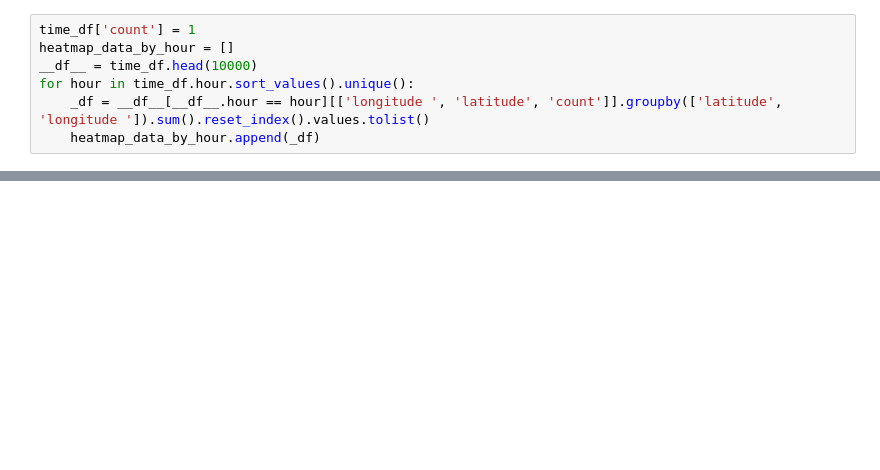
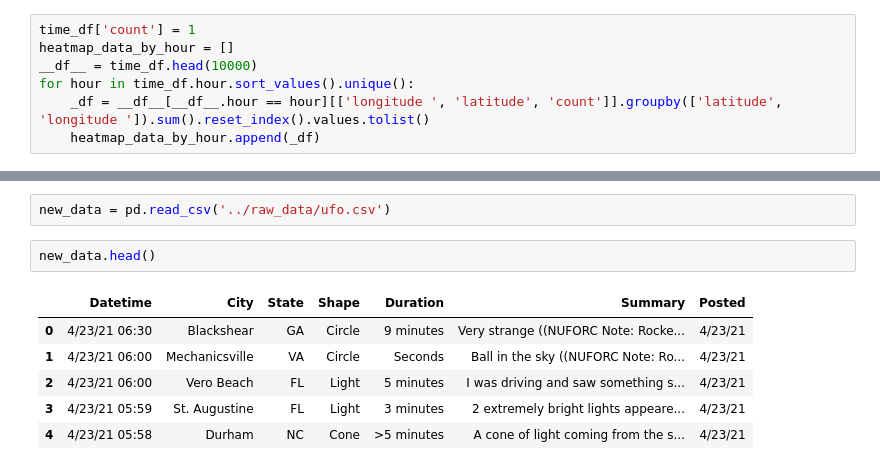
Before and after one commit to JPDZ67/alien, a Jupyter notebook: notebooks/polanket_notebook.ipynb, the cells around one changed output, grey strips where cells are left out. Cells and saved outputs as stored; diff of their text form; blank space fills up the shorter version.

Commit message:
Cleanup new data csv

```diff
--- a/notebooks/polanket_notebook.ipynb
+++ b/notebooks/polanket_notebook.ipynb
@@ -133,3 +133,14 @@ HeatMapWithTime(heatmap_data_by_hour, radius=5,
 m2
 # %% [output]
 [interactive output not drawn]
+# %%
+new_data = pd.read_csv('../raw_data/ufo.csv')
+# %%
+new_data.head()
+# %% [output]
+|  | Datetime | City | State | Shape | Duration | Summary | Posted |
+| 0 | 4/23/21 06:30 | Blackshear | GA | Circle | 9 minutes | Very strange ((NUFORC Note: Rocke... | 4/23/21 |
+| 1 | 4/23/21 06:00 | Mechanicsville | VA | Circle | Seconds | Ball in the sky ((NUFORC Note: Ro... | 4/23/21 |
+| 2 | 4/23/21 06:00 | Vero Beach | FL | Light | 5 minutes | I was driving and saw something s... | 4/23/21 |
+| 3 | 4/23/21 05:59 | St. Augustine | FL | Light | 3 minutes | 2 extremely bright lights appeare... | 4/23/21 |
+| 4 | 4/23/21 05:58 | Durham | NC | Cone | >5 minutes | A cone of light coming from the s... | 4/23/21 |
```
Also changed, not shown: parts of 6 cells of this notebook.
